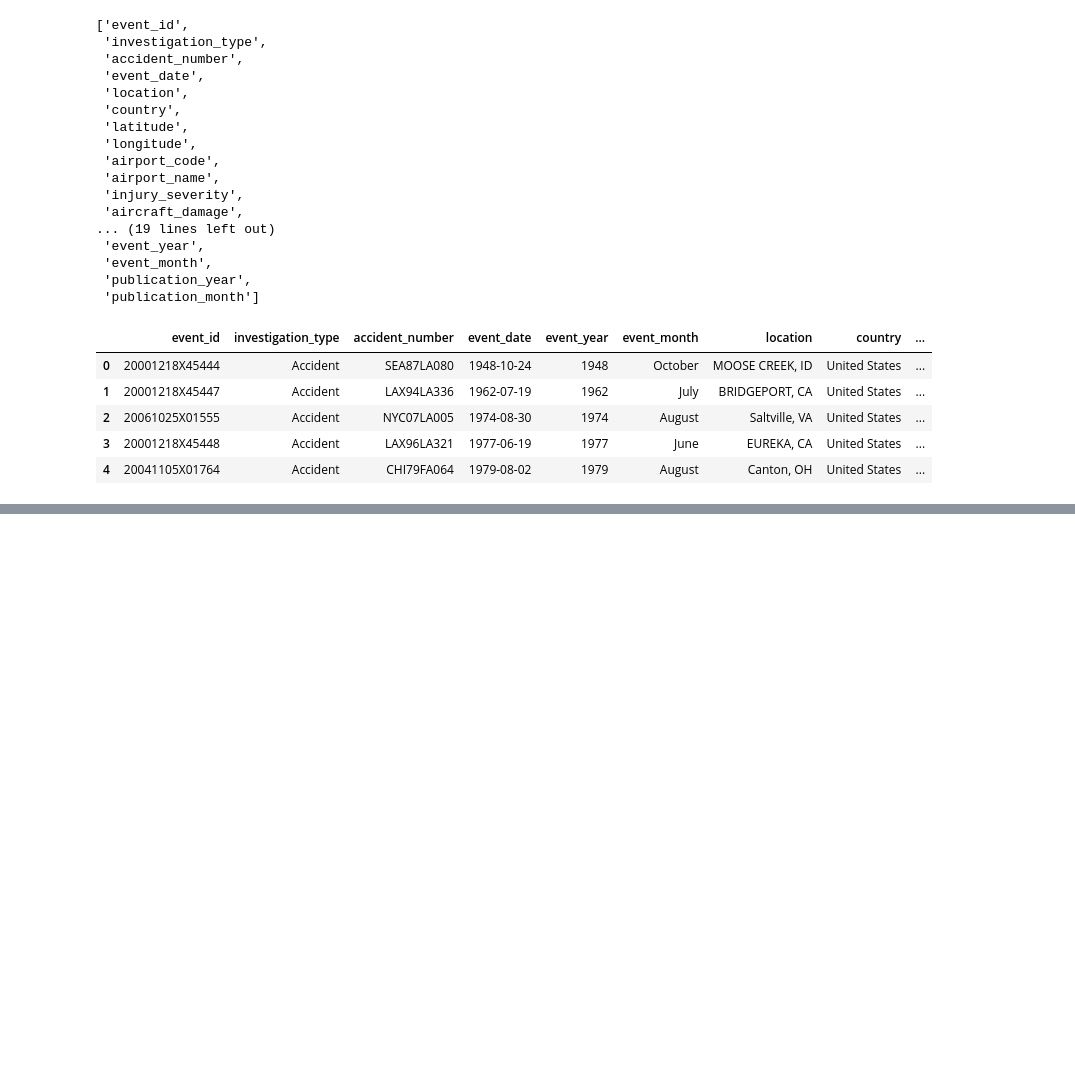
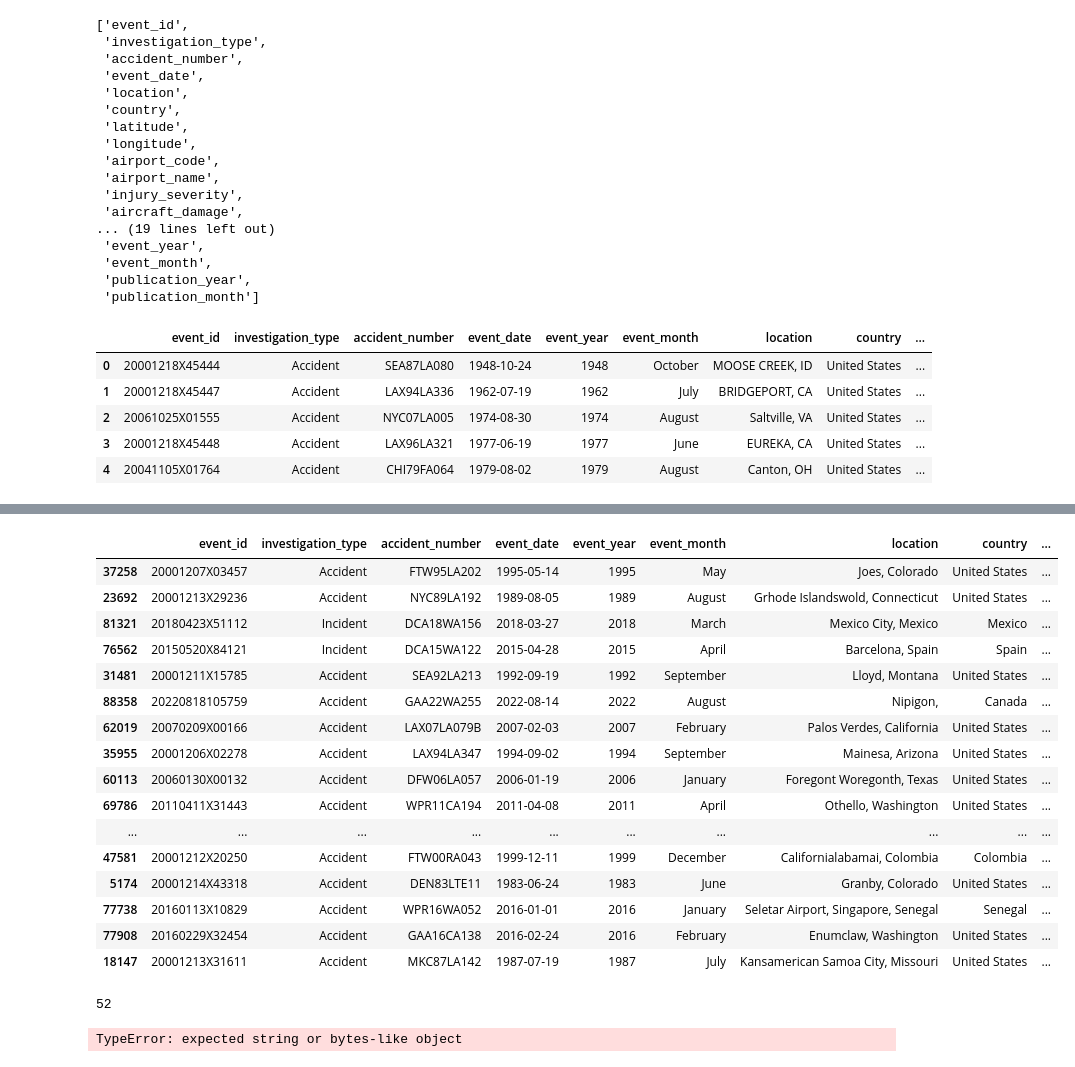
Before and after one commit to stephenmungai/phase1_project, a Jupyter notebook: index.ipynb, the cells around one changed output, grey strips where cells are left out. Saved outputs shown, nothing was run; the diff lists cells and outputs as text; code cells hidden in the pictures; blank space fills up the shorter version.

Commit message:
Performed data cleaning on the location,country,longitude and latitude columns

```diff
--- a/index.ipynb
+++ b/index.ipynb
@@ -491,0 +530,3 @@ aviation_data_df[['location','country','latitude','longitude']].sample(30)
+# %%
+state_dict= dict(zip(usstate_codes_df['Abbreviation'],usstate_codes_df['US_State']))
+state_dict
@@ -491,0 +551,62 @@ aviation_data_df[['location','country','latitude','longitude']].sample(30)
+# %%
+#Lets replace the abbreviated state names with full names in the location column
+aviation_data_df['location'] = aviation_data_df['location'].replace(state_dict,regex=True)
+# %%
+#Lets convert the locations into title cases
+aviation_data_df['location'] = aviation_data_df['location'].str.title()
+aviation_data_df.sample(20)
+# %% [output]
+|  | event_id | investigation_type | accident_number | event_date | event_year | event_month | location | country | ... |
+| 37258 | 20001207X03457 | Accident | FTW95LA202 | 1995-05-14 | 1995 | May | Joes, Colorado | United States | ... |
+| 23692 | 20001213X29236 | Accident | NYC89LA192 | 1989-08-05 | 1989 | August | Grhode Islandswold, Connecticut | United States | ... |
+| 81321 | 20180423X51112 | Incident | DCA18WA156 | 2018-03-27 | 2018 | March | Mexico City, Mexico | Mexico | ... |
+| 76562 | 20150520X84121 | Incident | DCA15WA122 | 2015-04-28 | 2015 | April | Barcelona, Spain | Spain | ... |
+| 31481 | 20001211X15785 | Accident | SEA92LA213 | 1992-09-19 | 1992 | September | Lloyd, Montana | United States | ... |
+| 88358 | 20220818105759 | Accident | GAA22WA255 | 2022-08-14 | 2022 | August | Nipigon, | Canada | ... |
+| 62019 | 20070209X00166 | Accident | LAX07LA079B | 2007-02-03 | 2007 | February | Palos Verdes, California | United States | ... |
+| 35955 | 20001206X02278 | Accident | LAX94LA347 | 1994-09-02 | 1994 | September | Mainesa, Arizona | United States | ... |
+| 60113 | 20060130X00132 | Accident | DFW06LA057 | 2006-01-19 | 2006 | January | Foregont Woregonth, Texas | United States | ... |
+| 69786 | 20110411X31443 | Accident | WPR11CA194 | 2011-04-08 | 2011 | April | Othello, Washington | United States | ... |
+| ... | ... | ... | ... | ... | ... | ... | ... | ... | ... |
+| 47581 | 20001212X20250 | Accident | FTW00RA043 | 1999-12-11 | 1999 | December | Californialabamai, Colombia | Colombia | ... |
+| 5174 | 20001214X43318 | Accident | DEN83LTE11 | 1983-06-24 | 1983 | June | Granby, Colorado | United States | ... |
+| 77738 | 20160113X10829 | Accident | WPR16WA052 | 2016-01-01 | 2016 | January | Seletar Airport, Singapore, Senegal | Senegal | ... |
+| 77908 | 20160229X32454 | Accident | GAA16CA138 | 2016-02-24 | 2016 | February | Enumclaw, Washington | United States | ... |
+| 18147 | 20001213X31611 | Accident | MKC87LA142 | 1987-07-19 | 1987 | July | Kansamerican Samoa City, Missouri | United States | ... |
+# %%
+aviation_data_df['location'].isna().sum()
+# %% [output]
+52
+# %%
+# Changing
+def dms_to_dd(dms_str):
+    # Regular expression to extract degrees, minutes, and seconds
+    dms_pattern = re.compile(r'(\d{2,3})(\d{2})(\d{2})([NSEW])')
+    match = dms_pattern.match(dms_str)
+    if not match:
+        print(f"No match for: {dms_str}")
+        return None
+
+    degrees, minutes, seconds, direction = match.groups()
+    print(f"Matched: {degrees}° {minutes}' {seconds}\" {direction}")
+
+    dd = float(degrees) + float(minutes)/60 + float(seconds)/3600
+
+    if direction in ['S', 'W']:
+        dd *= -1
+
+    return dd
+
+# Sample data
+# df = pd.DataFrame({
+#     'latitude': ['471146N', '36.7783', '407128N'],
+#     'longitude': ['0122113W', '-119.4179', '0740060W']
+# })
+df = pd.DataFrame({'latitude':[],'longitude':[]})
+# Apply the conversion function
+df['latitude'] = aviation_data_df['latitude'].apply(lambda x: dms_to_dd(x) if re.match(r'\d{6}[NSEW]', x) else pd.to_numeric(x, errors='coerce'))
+df['longitude'] = aviation_data_df['longitude'].apply(lambda x: dms_to_dd(x) if re.match(r'\d{7}[NSEW]', x) else pd.to_numeric(x, errors='coerce'))
+
+print(df)
+# %% [output]
+TypeError: expected string or bytes-like object
```
Also changed, not shown: parts of 11 cells of this notebook.
